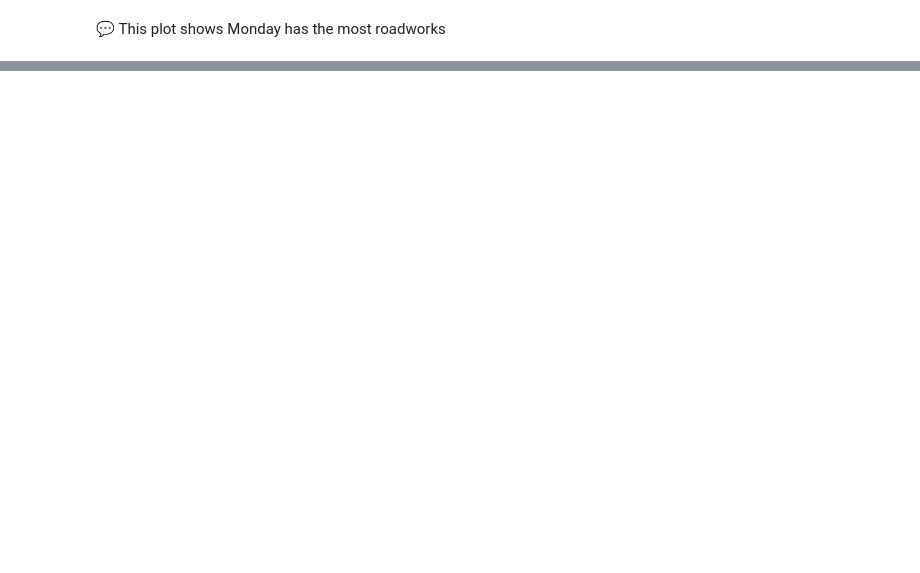
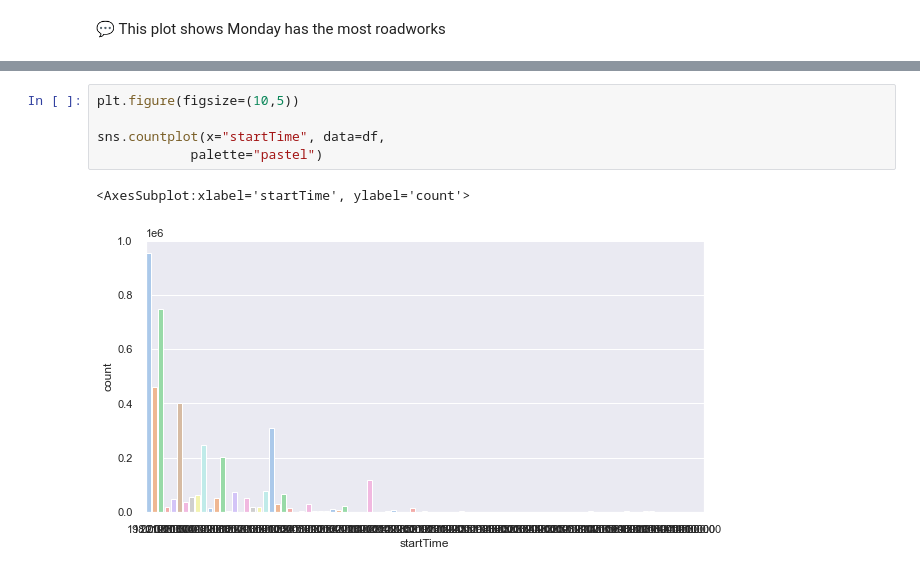
Before and after one commit to AviMegin/AI, a Jupyter notebook: Python/Parquet- project - explore ROADWORKS.ipynb, the cells around one changed output, grey strips where cells are left out. Drawn from its saved outputs; the diff is of its cells as text; blank space fills up the shorter version.

```diff
--- a/Python/Parquet- project - explore ROADWORKS.ipynb
+++ b/Python/Parquet- project - explore ROADWORKS.ipynb
@@ -342,0 +371,8 @@ sns.countplot(y="startDates", data=df1,
+# %%
+plt.figure(figsize=(10,5))
+
+sns.countplot(x="startTime", data=df,
+            palette="pastel")
+# %% [output]
+<AxesSubplot:xlabel='startTime', ylabel='count'>
+[figure, added]
```
Also changed, not shown: parts of 21 cells of this notebook, 1 other file.
